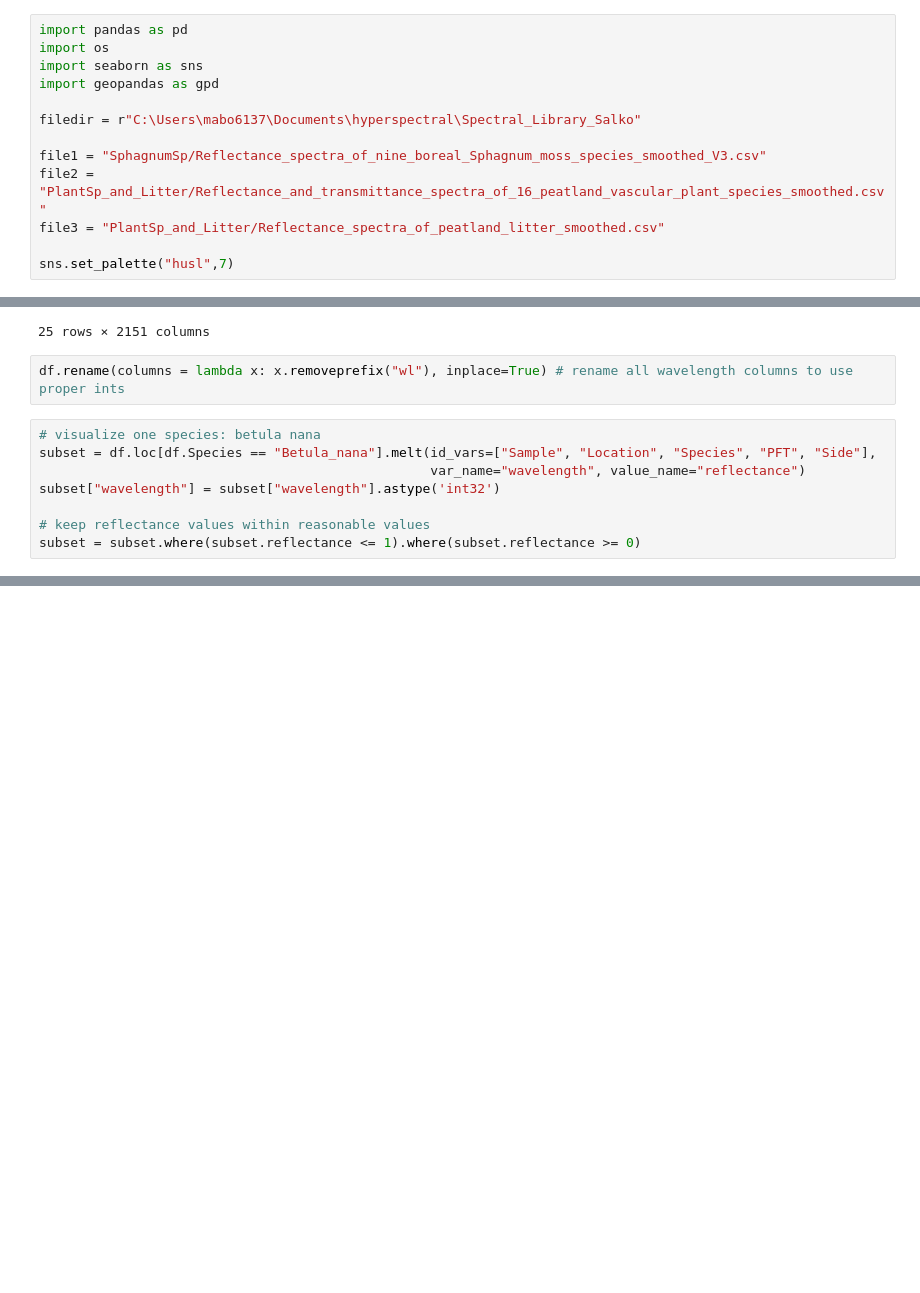
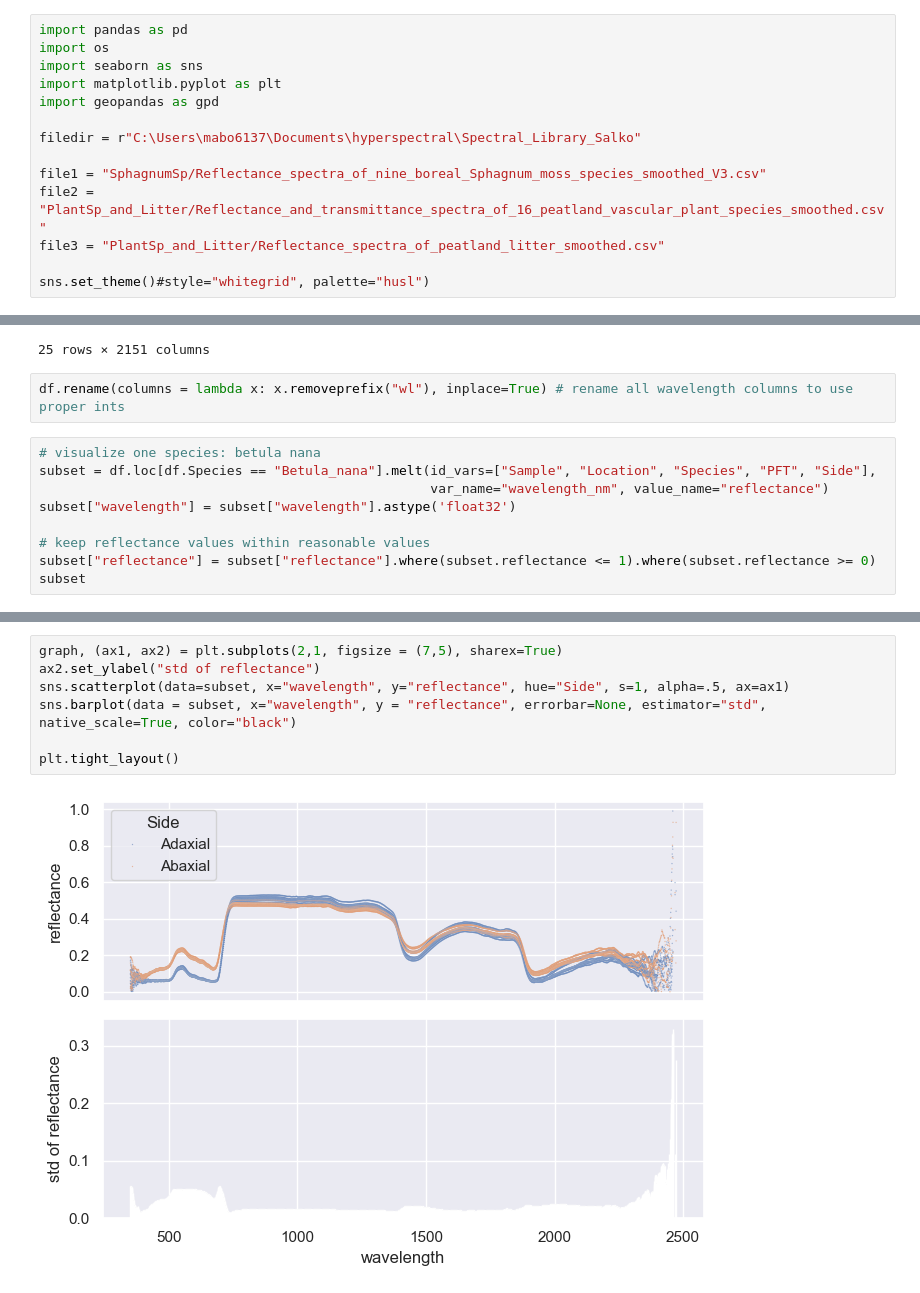
Before and after one commit to Ria-boe/hyperspectral, a Jupyter notebook: compare_species_PFTs.ipynb, the cells around one changed output, grey strips where cells are left out. Cells and saved outputs as stored; diff of their text form; blank space fills up the shorter version.

Commit message:
checkpoint: working on plotting variance of reflectance

```diff
--- a/compare_species_PFTs.ipynb
+++ b/compare_species_PFTs.ipynb
@@ -18,6 +18,7 @@ Aiming to compare observations from peatland species, aggregate them to my under
 import pandas as pd
 import os
 import seaborn as sns
+import matplotlib.pyplot as plt
 import geopandas as gpd
 
 filedir = r"C:\Users\mabo6137\Documents\hyperspectral\Spectral_Library_Salko"
@@ -26,7 +27,7 @@ file1 = "SphagnumSp/Reflectance_spectra_of_nine_boreal_Sphagnum_moss_species_smo
 file2 = "PlantSp_and_Litter/Reflectance_and_transmittance_spectra_of_16_peatland_vascular_plant_species_smoothed.csv"
 file3 = "PlantSp_and_Litter/Reflectance_spectra_of_peatland_litter_smoothed.csv"
 
-sns.set_palette("husl",7)
+sns.set_theme()#style="whitegrid", palette="husl")
 # %% [markdown]
 ### Sphagnum dataset
 Steps: open (first three rows are headers), clean and assign pft = moss to all of them. Samples were measured several times (at fresh (0h, withing four to six hours after initial collection), after one day (24h), after two days (48h) and after one week (1w) of the sample collection) and I only want the fresh ones.
@@ -286,8 +287,9 @@ df.rename(columns = lambda x: x.removeprefix("wl"), inplace=True) # rename all w
 # %%
 # visualize one species: betula nana
 subset = df.loc[df.Species == "Betula_nana"].melt(id_vars=["Sample", "Location", "Species", "PFT", "Side"],
-                                                  var_name="wavelength", value_name="reflectance")
-subset["wavelength"] = subset["wavelength"].astype('int32')
+                                                  var_name="wavelength_nm", value_name="reflectance")
+subset["wavelength"] = subset["wavelength"].astype('float32')
 
 # keep reflectance values within reasonable values
-subset = subset.where(subset.reflectance <= 1).where(subset.reflectance >= 0)
+subset["reflectance"] = subset["reflectance"].where(subset.reflectance <= 1).where(subset.reflectance >= 0)
+subset
@@ -324,0 +338,9 @@ sns.relplot(data=subset, x="wavelength", y="reflectance", hue="Side", aspect=3,
+# %%
+graph, (ax1, ax2) = plt.subplots(2,1, figsize = (7,5), sharex=True)
+ax2.set_ylabel("std of reflectance")
+sns.scatterplot(data=subset, x="wavelength", y="reflectance", hue="Side", s=1, alpha=.5, ax=ax1)
+sns.barplot(data = subset, x="wavelength", y = "reflectance", errorbar=None, estimator="std", native_scale=True, color="black")
+
+plt.tight_layout()
+# %% [output]
+[figure, added]
```
Also changed, not shown: parts of 6 cells of this notebook.
